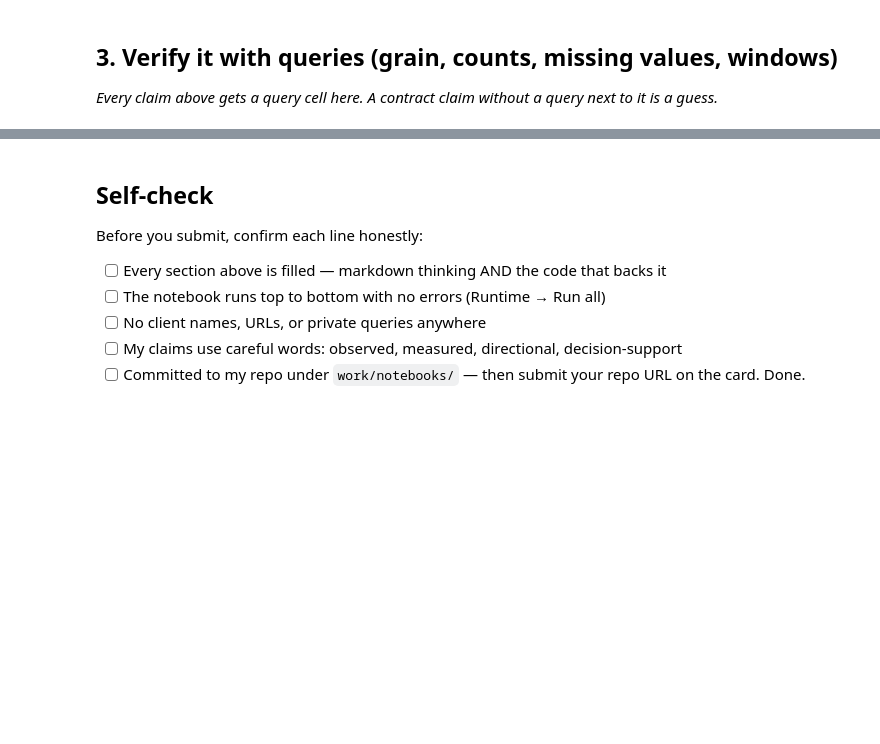
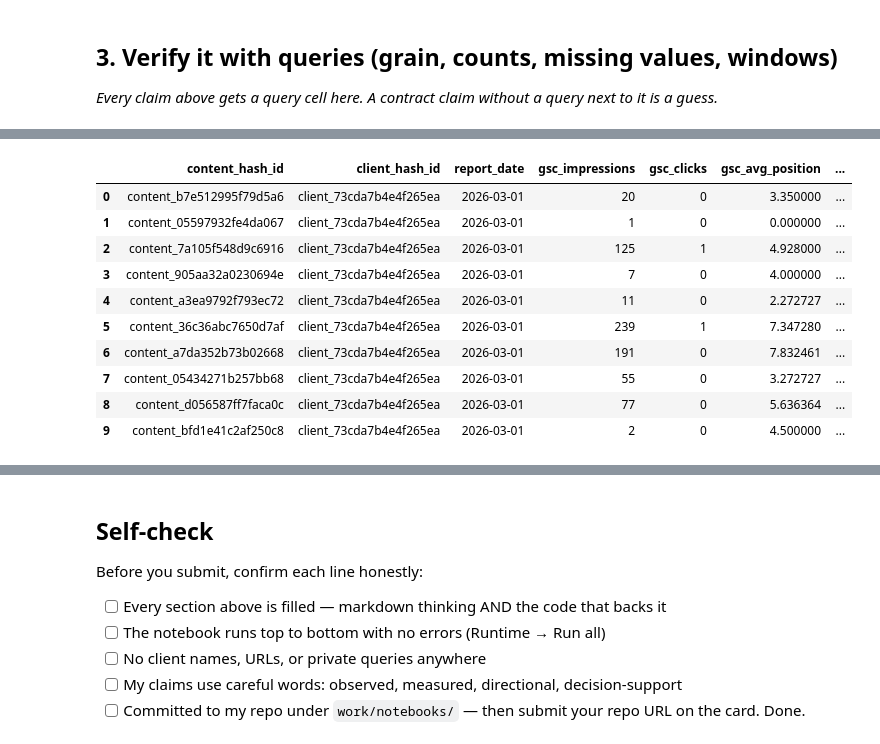
Before and after one commit to tabeeljohn2/flyrank-ml-internship, a Jupyter notebook: work/notebooks/w03_data_contract.ipynb, the cells around one changed output, grey strips where cells are left out. Cells and saved outputs as stored; diff of their text form; code cells hidden in the pictures; blank space fills up the shorter version.

```diff
--- a/work/notebooks/w03_data_contract.ipynb
+++ b/work/notebooks/w03_data_contract.ipynb
@@ -0,0 +14,13 @@
+# %%
+%pip install -q duckdb huggingface_hub
+
+import duckdb
+from google.colab import userdata
+
+HF_TOKEN = userdata.get("HF_TOKEN")
+
+con = duckdb.connect()
+con.execute(f"CREATE OR REPLACE SECRET hf (TYPE huggingface, TOKEN '{HF_TOKEN}')")
+
+REL = "hf://datasets/FlyRank/internship-warehouse"
+print("Connected. Base path:", REL)
@@ -36,0 +160,31 @@ This skeleton is yours to fill. Work the sections **in order** — each one has
+# %%
+# Five features, from the same month
+feat_df = con.sql(f"""
+SELECT
+    content_hash_id,
+    client_hash_id,
+    report_date,
+    gsc_impressions,
+    gsc_clicks,
+    gsc_avg_position,
+    ga4_sessions,
+    CASE WHEN gsc_impressions > 0
+         THEN CAST(gsc_clicks AS DOUBLE) / gsc_impressions
+         ELSE NULL END AS ctr
+FROM read_parquet('{REL}/fact_content_daily_performance/month=2026-03/*.parquet')
+WHERE gsc_impressions IS NOT NULL
+LIMIT 2000
+""").df()
+feat_df.head(10)
+# %% [output]
+|  | content_hash_id | client_hash_id | report_date | gsc_impressions | gsc_clicks | gsc_avg_position | ... |
+| 0 | content_b7e512995f79d5a6 | client_73cda7b4e4f265ea | 2026-03-01 | 20 | 0 | 3.350000 | ... |
+| 1 | content_05597932fe4da067 | client_73cda7b4e4f265ea | 2026-03-01 | 1 | 0 | 0.000000 | ... |
+| 2 | content_7a105f548d9c6916 | client_73cda7b4e4f265ea | 2026-03-01 | 125 | 1 | 4.928000 | ... |
+| 3 | content_905aa32a0230694e | client_73cda7b4e4f265ea | 2026-03-01 | 7 | 0 | 4.000000 | ... |
+| 4 | content_a3ea9792f793ec72 | client_73cda7b4e4f265ea | 2026-03-01 | 11 | 0 | 2.272727 | ... |
+| 5 | content_36c36abc7650d7af | client_73cda7b4e4f265ea | 2026-03-01 | 239 | 1 | 7.347280 | ... |
+| 6 | content_a7da352b73b02668 | client_73cda7b4e4f265ea | 2026-03-01 | 191 | 0 | 7.832461 | ... |
+| 7 | content_05434271b257bb68 | client_73cda7b4e4f265ea | 2026-03-01 | 55 | 0 | 3.272727 | ... |
+| 8 | content_d056587ff7faca0c | client_73cda7b4e4f265ea | 2026-03-01 | 77 | 0 | 5.636364 | ... |
+| 9 | content_bfd1e41c2af250c8 | client_73cda7b4e4f265ea | 2026-03-01 | 2 | 0 | 4.500000 | ... |
```
Also changed, not shown: parts of 16 cells of this notebook.
